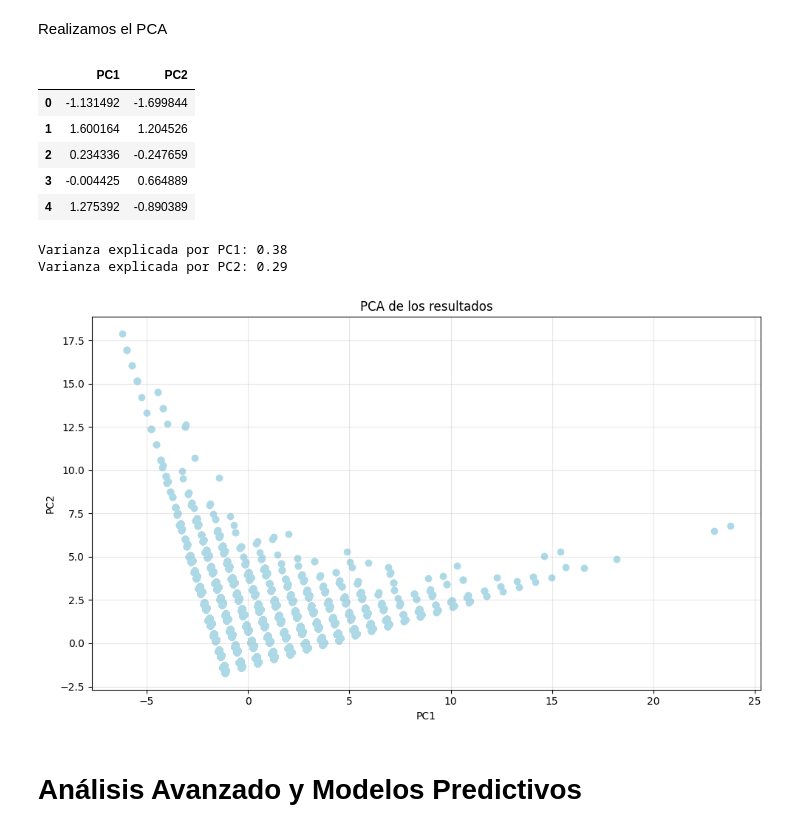
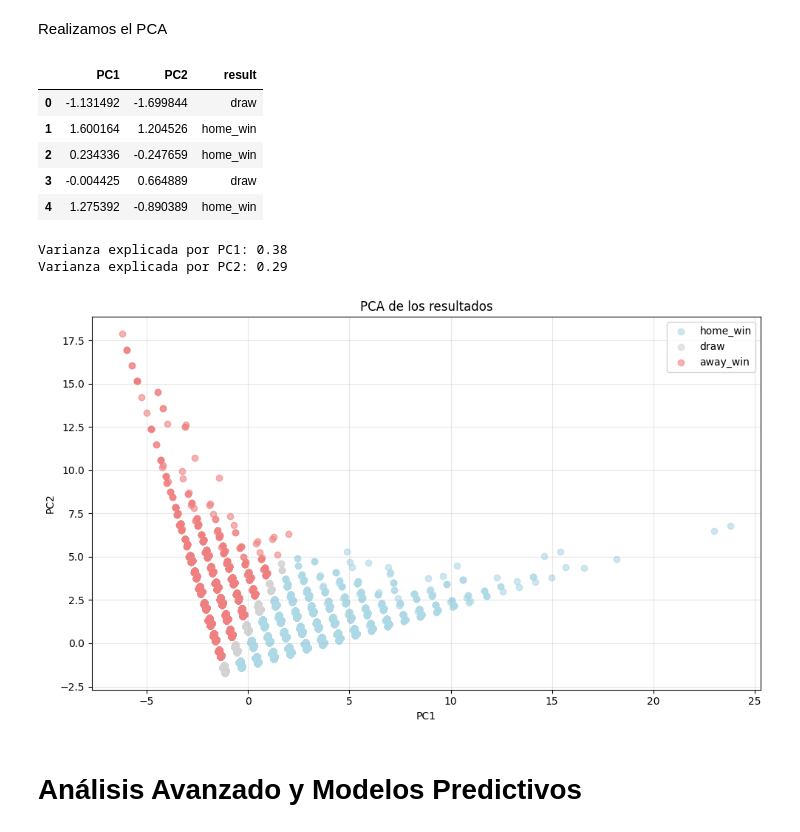
Before and after one commit to nestorojeda/MatematicasFeedback, a Jupyter notebook: notebook.ipynb, the cells around one changed output. Drawn from its saved outputs; the diff is of its cells as text; code cells hidden in the pictures.

Commit message:
Improved PCA scatter

```diff
--- a/notebook.ipynb
+++ b/notebook.ipynb
@@ -444,14 +444,15 @@ results_df_pca = pca.fit_transform(numeric_std_df)
 
 # Creamos un DataFrame con los resultados
 results_df_pca = pd.DataFrame(results_df_pca, columns=['PC1', 'PC2'])
+results_df_pca['result'] = results_df['result']
 results_df_pca.head()
 # %% [output]
-|  | PC1 | PC2 |
-| 0 | -1.131492 | -1.699844 |
-| 1 | 1.600164 | 1.204526 |
-| 2 | 0.234336 | -0.247659 |
-| 3 | -0.004425 | 0.664889 |
-| 4 | 1.275392 | -0.890389 |
+|  | PC1 | PC2 | result |
+| 0 | -1.131492 | -1.699844 | draw |
+| 1 | 1.600164 | 1.204526 | home_win |
+| 2 | 0.234336 | -0.247659 | home_win |
+| 3 | -0.004425 | 0.664889 | draw |
+| 4 | 1.275392 | -0.890389 | home_win |
 # %%
 # Varianza explicada por cada componente
 explained_variance_ratio = pca.explained_variance_ratio_
@@ -462,16 +463,26 @@ Varianza explicada por PC1: 0.38
 Varianza explicada por PC2: 0.29
 # %%
 #Visualizamos los resultados
+color_map = {'home_win': 'lightblue', 'draw': 'lightgray', 'away_win': 'lightcoral'}
+
 plt.figure(figsize=(10, 6))
-plt.scatter(results_df_pca['PC1'], results_df_pca['PC2'], color='lightblue')
+for result in color_map:
+    mask = results_df_pca['result'] == result
+    plt.scatter(results_df_pca.loc[mask, 'PC1'],
+                results_df_pca.loc[mask, 'PC2'],
+                color=color_map[result],
+                label=result,
+                alpha=0.6)
+
 plt.title('PCA de los resultados')
 plt.xlabel('PC1')
 plt.ylabel('PC2')
 plt.grid(True, alpha=0.3)
+plt.legend()
 plt.tight_layout()
 plt.show()
 # %% [output]
-[figure, old version]
+[figure, new version]
 # %% [markdown]
 # Análisis Avanzado y Modelos Predictivos
 # %% [markdown]
```
